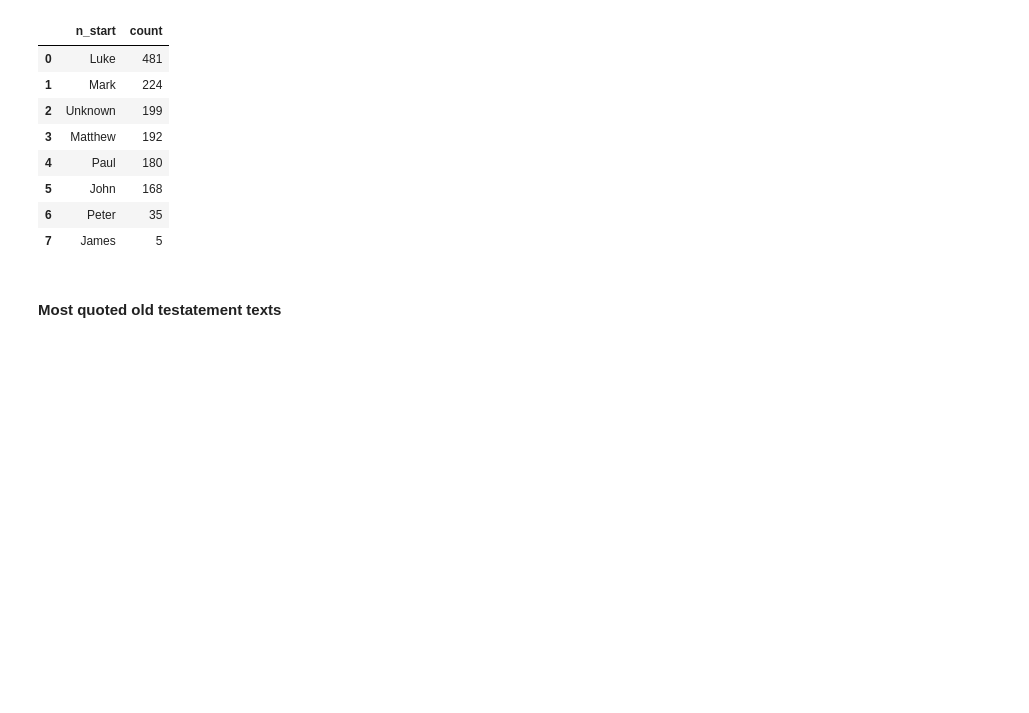
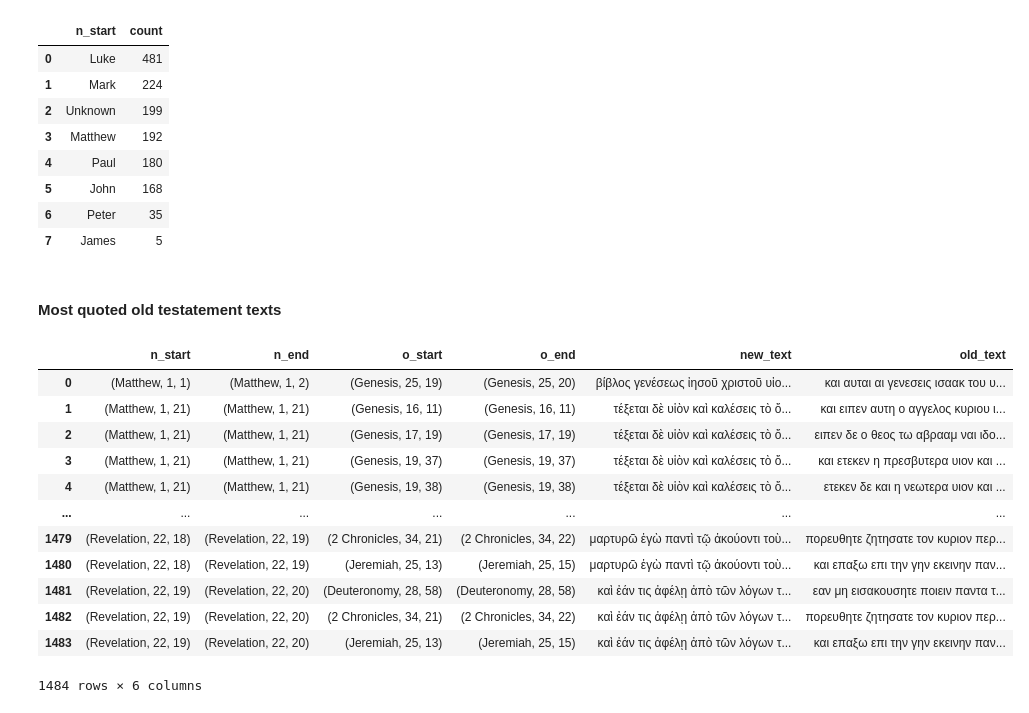
Before and after one commit to Tussky/Old-Testament-References, a Jupyter notebook: Isaac-Analysis.ipynb, the cells around one changed output. Saved outputs shown, nothing was run; the diff lists cells and outputs as text; code cells hidden in the pictures; blank space fills up the shorter version.

```diff
--- a/Isaac-Analysis.ipynb
+++ b/Isaac-Analysis.ipynb
@@ -158,3 +158,19 @@ fig.update_traces(textposition='inside', textinfo='percent+label', showlegend=Fa
 fig.show()
 # %% [markdown]
 #### Most quoted old testatement texts
+# %%
+references
+# %% [output]
+|  | n_start | n_end | o_start | o_end | new_text | old_text |
+| 0 | (Matthew, 1, 1) | (Matthew, 1, 2) | (Genesis, 25, 19) | (Genesis, 25, 20) | βίβλος γενέσεως ἰησοῦ χριστοῦ υἱο... | και αυται αι γενεσεις ισαακ του υ... |
+| 1 | (Matthew, 1, 21) | (Matthew, 1, 21) | (Genesis, 16, 11) | (Genesis, 16, 11) | τέξεται δὲ υἱὸν καὶ καλέσεις τὸ ὄ... | και ειπεν αυτη ο αγγελος κυριου ι... |
+| 2 | (Matthew, 1, 21) | (Matthew, 1, 21) | (Genesis, 17, 19) | (Genesis, 17, 19) | τέξεται δὲ υἱὸν καὶ καλέσεις τὸ ὄ... | ειπεν δε ο θεος τω αβρααμ ναι ιδο... |
+| 3 | (Matthew, 1, 21) | (Matthew, 1, 21) | (Genesis, 19, 37) | (Genesis, 19, 37) | τέξεται δὲ υἱὸν καὶ καλέσεις τὸ ὄ... | και ετεκεν η πρεσβυτερα υιον και ... |
+| 4 | (Matthew, 1, 21) | (Matthew, 1, 21) | (Genesis, 19, 38) | (Genesis, 19, 38) | τέξεται δὲ υἱὸν καὶ καλέσεις τὸ ὄ... | ετεκεν δε και η νεωτερα υιον και ... |
+| ... | ... | ... | ... | ... | ... | ... |
+| 1479 | (Revelation, 22, 18) | (Revelation, 22, 19) | (2 Chronicles, 34, 21) | (2 Chronicles, 34, 22) | μαρτυρῶ ἐγὼ παντὶ τῷ ἀκούοντι τοὺ... | πορευθητε ζητησατε τον κυριον περ... |
+| 1480 | (Revelation, 22, 18) | (Revelation, 22, 19) | (Jeremiah, 25, 13) | (Jeremiah, 25, 15) | μαρτυρῶ ἐγὼ παντὶ τῷ ἀκούοντι τοὺ... | και επαξω επι την γην εκεινην παν... |
+| 1481 | (Revelation, 22, 19) | (Revelation, 22, 20) | (Deuteronomy, 28, 58) | (Deuteronomy, 28, 58) | καὶ ἐάν τις ἀφέλῃ ἀπὸ τῶν λόγων τ... | εαν μη εισακουσητε ποιειν παντα τ... |
+| 1482 | (Revelation, 22, 19) | (Revelation, 22, 20) | (2 Chronicles, 34, 21) | (2 Chronicles, 34, 22) | καὶ ἐάν τις ἀφέλῃ ἀπὸ τῶν λόγων τ... | πορευθητε ζητησατε τον κυριον περ... |
+| 1483 | (Revelation, 22, 19) | (Revelation, 22, 20) | (Jeremiah, 25, 13) | (Jeremiah, 25, 15) | καὶ ἐάν τις ἀφέλῃ ἀπὸ τῶν λόγων τ... | και επαξω επι την γην εκεινην παν... |
+1484 rows × 6 columns
```
Also changed, not shown: parts of 5 cells of this notebook.
